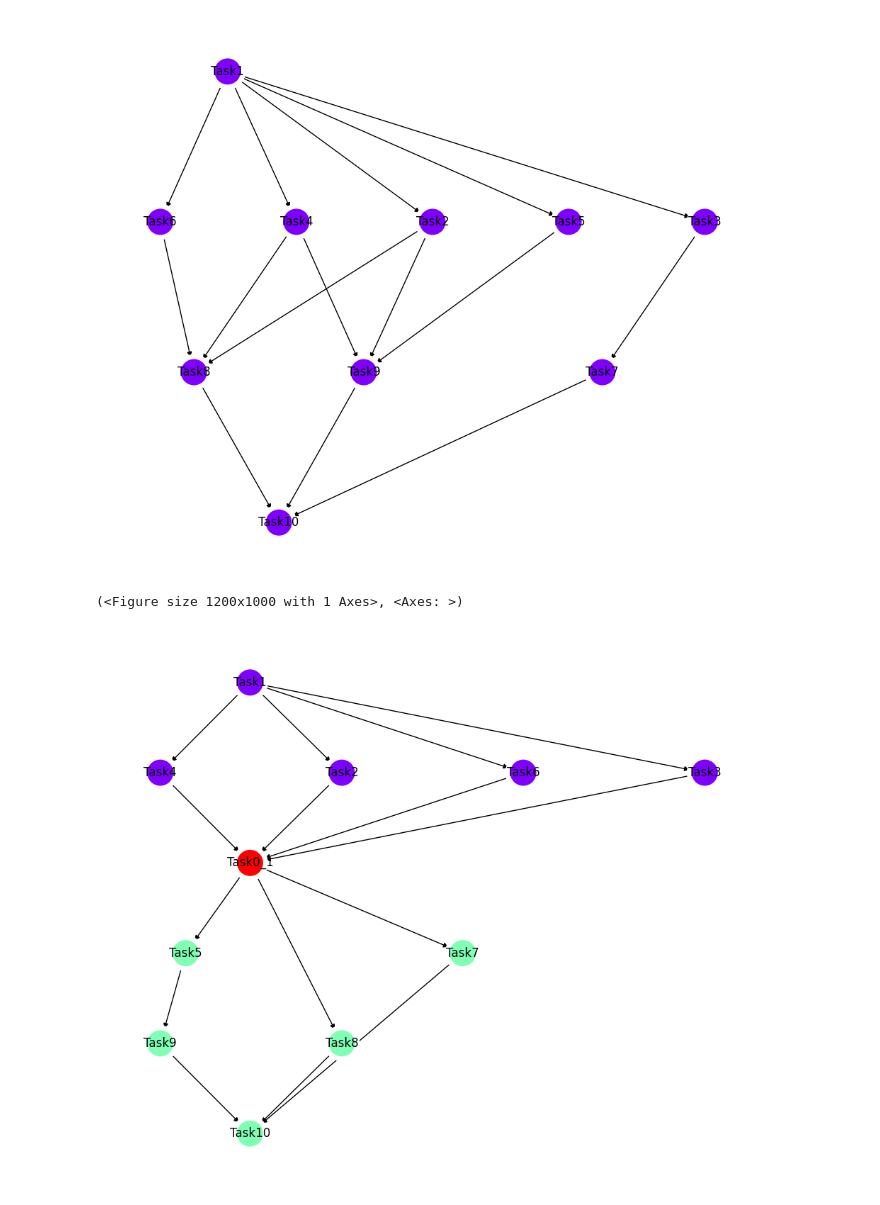
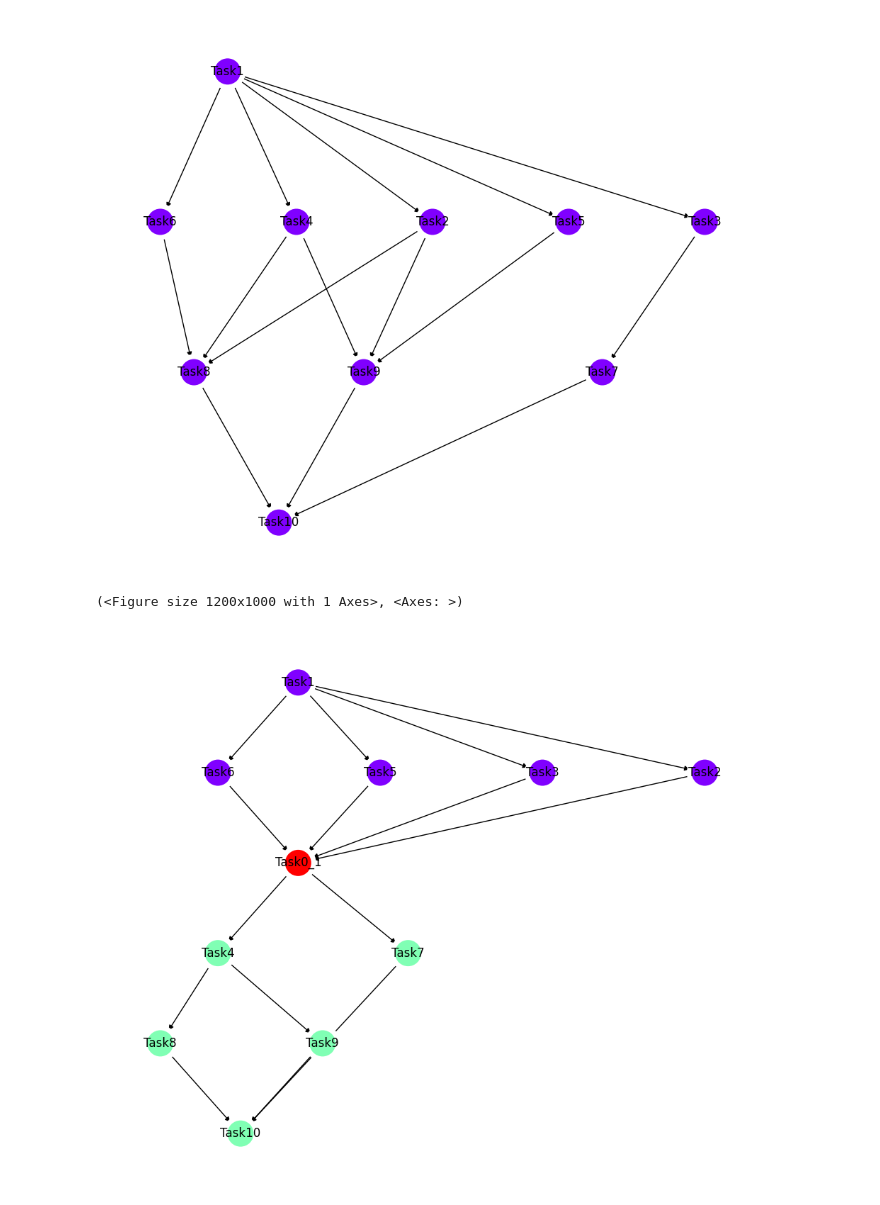
Before and after one commit to mkroczek/QHyper, a Jupyter notebook: demo/Division_method.ipynb, the cells around one changed output. Saved outputs shown, nothing was run; the diff lists cells and outputs as text; code cells hidden in the pictures.

```diff
--- a/demo/Division_method.ipynb
+++ b/demo/Division_method.ipynb
@@ -256,9 +161,9 @@ utils.draw(workflow.wf_instance.workflow, with_labels=True)
 (<Figure size 1200x1000 with 1 Axes>, <Axes: >)
 [figure]
 # %%
-workflow1, workflow2 = decompose(workflow, 2)
+workflow1, workflow2 = HeftBasedAlgorithm().decompose(workflow, 2)
 merged = merge_subworkflows([workflow1, workflow2])
 utils.draw(merged, with_labels=True)
 # %% [output]
 (<Figure size 1200x1000 with 1 Axes>, <Axes: >)
-[figure, old version]
+[figure, new version]
```
Also changed, not shown: parts of 45 cells of this notebook, 2 other files.
